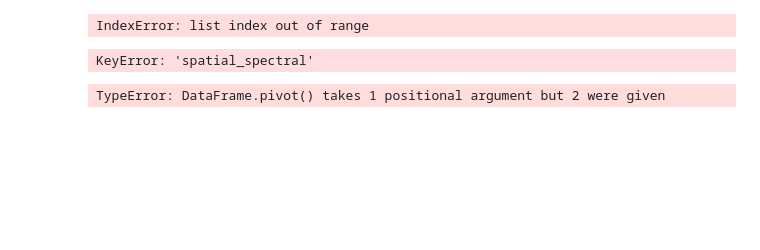
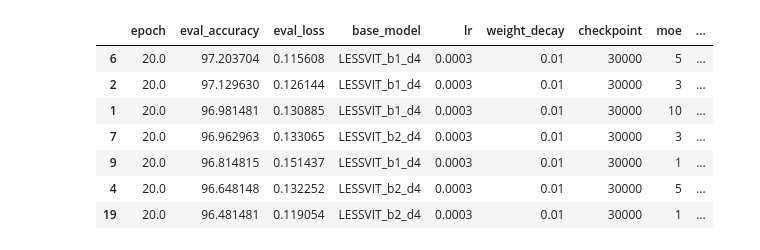
Before and after one commit to uiuctml/GeospatialFM, a Jupyter notebook: collect_results.ipynb, the cells around one changed output. Drawn from its saved outputs; the diff is of its cells as text; code cells hidden in the pictures; blank space fills up the shorter version.

```diff
--- a/collect_results.ipynb
+++ b/collect_results.ipynb
@@ -133,22 +104,12 @@ sns.lineplot(data=df_all.loc[df_all.epochs==100], x='lr', y=metric, hue='model')
-# %%
-# parse the model name in the df_all_best
-df = df_all_best.copy()
-df['model'] = df['model'].apply(lambda x: x.split('_')[-1])
-df['spectral'] = df['model'].apply(lambda x: x.split('-')[0])
-df['spatial_spectral'] = df['model'].apply(lambda x: x.split('-')[1])
-df[metric] *= 100
-# %% [output]
-IndexError: list index out of range
-# %%
-# drop the heatmap of df_all_best_cvit, x: spatial_spectral, y: spectral, hue: metric
-df_attn = df.pivot(index='spectral', columns='spatial_spectral', values=metric)
-column_order = ['0', '1', '2', '4', '12']  # replace with your desired order
-df_attn = df_attn.reindex(column_order, axis=1)
-sns.heatmap(df_attn, annot=True, fmt=".2f", cmap='crest', linewidth=.5, vmin=60.5)
-plt.title(f'{dataset} LP {metric} (%)')
-# %% [output]
-KeyError: 'spatial_spectral'
-# %%
-df_all_best_cvit.pivot()
-# %% [output]
-TypeError: DataFrame.pivot() takes 1 positional argument but 2 were given
+# %%
+df_depth = df_ckpt.loc[df_ckpt["pretrain_depth"]==4].sort_values(by=['eval_accuracy'], ascending=False)
+df_depth
+# %% [output]
+|  | epoch | eval_accuracy | eval_loss | base_model | lr | weight_decay | checkpoint | moe | ... |
+| 6 | 20.0 | 97.203704 | 0.115608 | LESSVIT_b1_d4 | 0.0003 | 0.01 | 30000 | 5 | ... |
+| 2 | 20.0 | 97.129630 | 0.126144 | LESSVIT_b1_d4 | 0.0003 | 0.01 | 30000 | 3 | ... |
+| 1 | 20.0 | 96.981481 | 0.130885 | LESSVIT_b1_d4 | 0.0003 | 0.01 | 30000 | 10 | ... |
+| 7 | 20.0 | 96.962963 | 0.133065 | LESSVIT_b2_d4 | 0.0003 | 0.01 | 30000 | 3 | ... |
+| 9 | 20.0 | 96.814815 | 0.151437 | LESSVIT_b1_d4 | 0.0003 | 0.01 | 30000 | 1 | ... |
+| 4 | 20.0 | 96.648148 | 0.132252 | LESSVIT_b2_d4 | 0.0003 | 0.01 | 30000 | 5 | ... |
+| 19 | 20.0 | 96.481481 | 0.119054 | LESSVIT_b2_d4 | 0.0003 | 0.01 | 30000 | 1 | ... |
```
Also changed, not shown: parts of 13 cells of this notebook, 4 other files.
